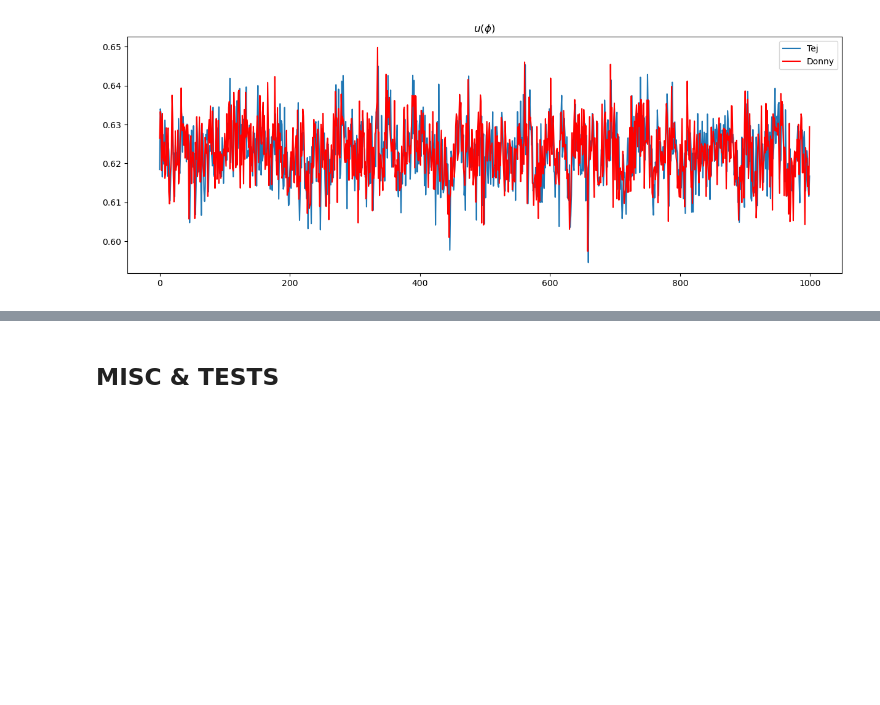
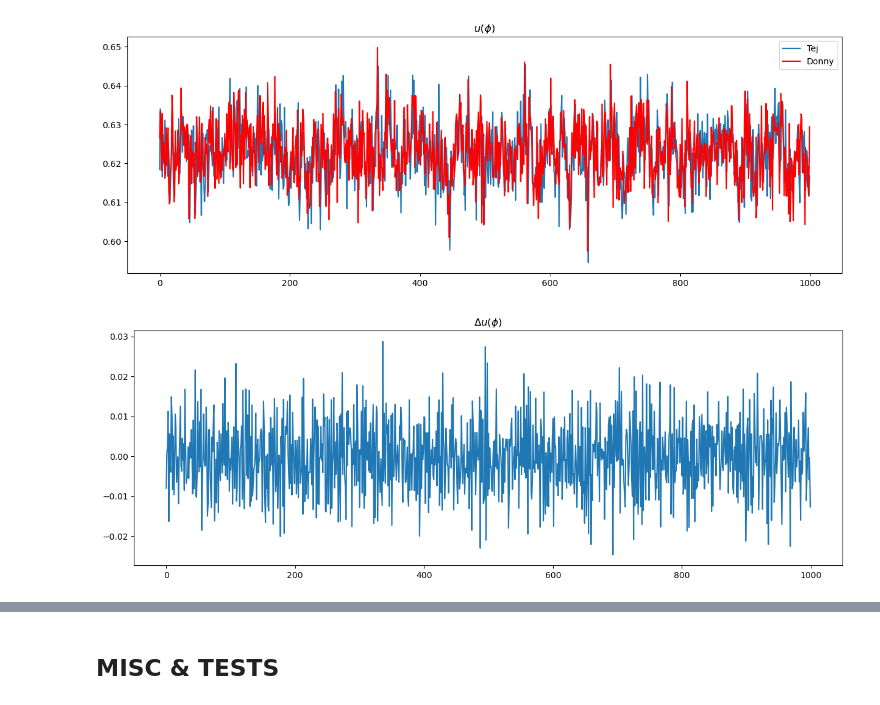
Before and after one commit to dHuberYoumans/CPNStN, a Jupyter notebook: toy_model/scrapbook.ipynb, the cells around one changed output, grey strips where cells are left out. Saved outputs shown, nothing was run; the diff lists cells and outputs as text; code cells hidden in the pictures; blank space fills up the shorter version.

```diff
--- a/toy_model/scrapbook.ipynb
+++ b/toy_model/scrapbook.ipynb
@@ -1484,6 +1697,12 @@ plt.title(r"$u(\phi)$")
 plt.legend();
 # %% [output]
 [figure]
+# %%
+fig = plt.figure(figsize=(15,5))
+plt.plot(u - u_donny.numpy())
+plt.title(r"$\Delta u(\phi)$");
+# %% [output]
+[figure, added]
 # %%
 fig = plt.figure(figsize=(15,5))
 plt.plot(S_tej,label='Tej')
```
Also changed, not shown: parts of 20 cells of this notebook, 3 other files.
